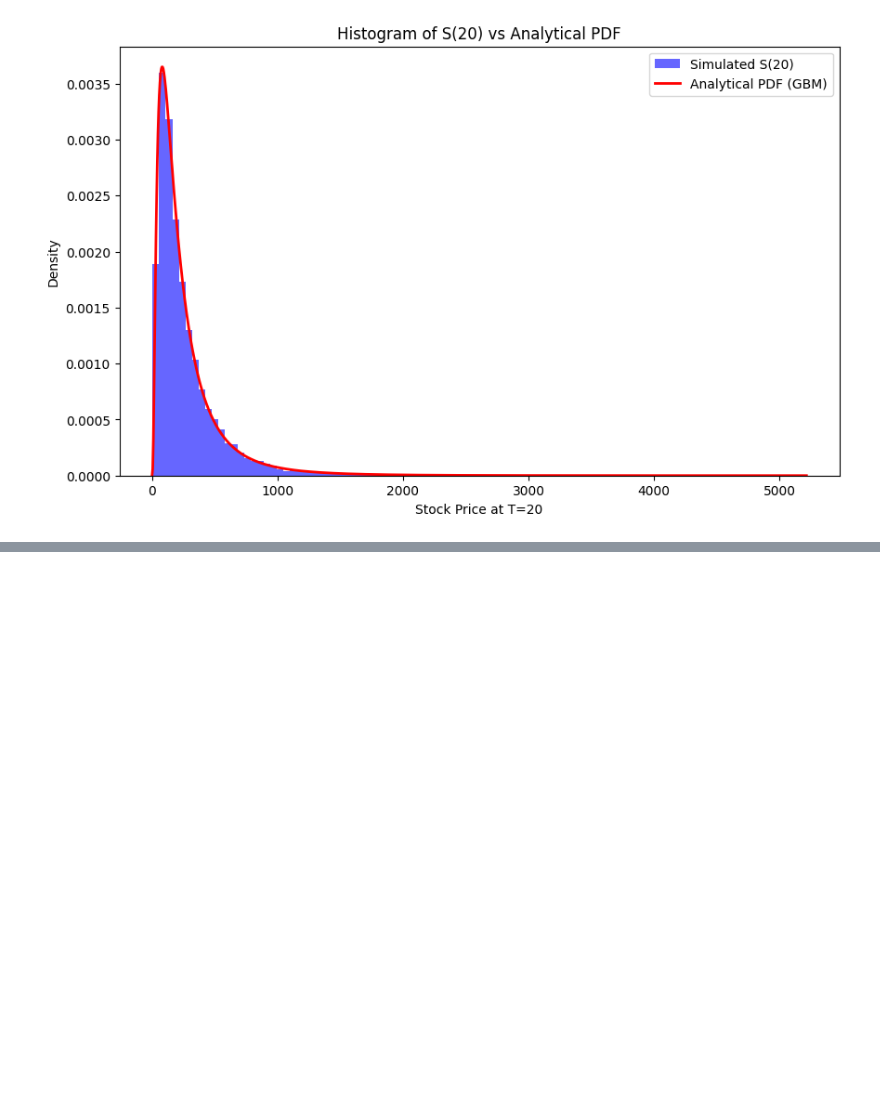
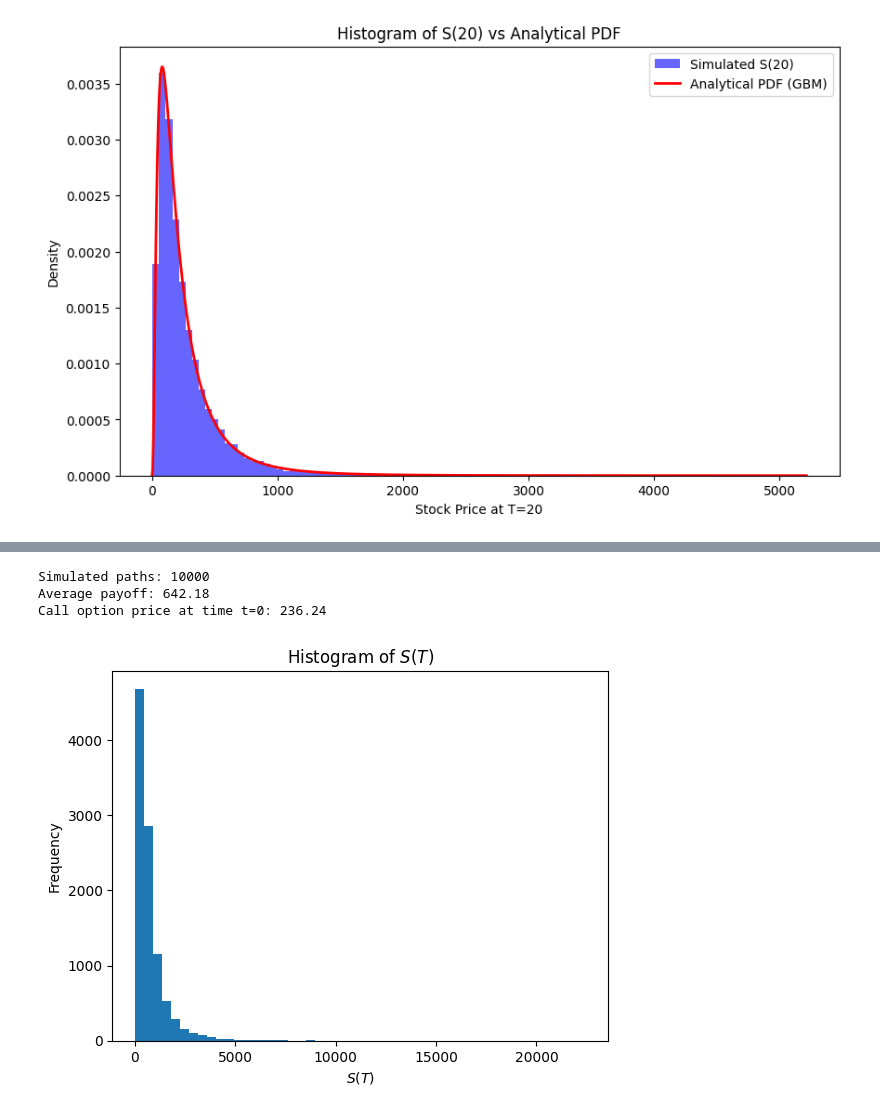
Before and after one commit to pkroy1991/Logic-lab-Praveen, a Jupyter notebook: Simulating-Stock-Prices.ipynb, the cells around one changed output, grey strips where cells are left out. Saved outputs shown, nothing was run; the diff lists cells and outputs as text; code cells hidden in the pictures; blank space fills up the shorter version.

```diff
--- a/Simulating-Stock-Prices.ipynb
+++ b/Simulating-Stock-Prices.ipynb
@@ -188,0 +153,41 @@ plt.show()
+# %%
+# Adjusted Parameters
+mu = 0.1          # Drift (10% annually)
+sigma = 0.2       # Volatility (20% annually)
+r = 0.05          # Interest rate (5% annually)
+S_0 = 100         # Initial stock price
+T = 20            # Time to maturity in years
+M = 10000         # Number of simulations
+
+# Simulate S(T)
+dt = 0.01
+N = int(T / dt)
+S = np.zeros((M, N + 1))
+S[:, 0] = S_0
+for t in range(1, N + 1):
+    dW = np.random.normal(0, np.sqrt(dt), size=M)
+    S[:, t] = S[:, t - 1] * np.exp((mu - 0.5 * sigma**2) * dt + sigma * dW)
+
+S_T = S[:, -1]
+
+# Call Option Pricing
+payoffs = np.maximum(S_T - strike_price, 0)
+average_payoff = np.mean(payoffs)
+call_price = np.exp(-r * T) * average_payoff
+
+# Outputs
+print(f"Simulated paths: {M}")
+print(f"Average payoff: {average_payoff:.2f}")
+print(f"Call option price at time t=0: {call_price:.2f}")
+
+# Check S(T) Distribution
+plt.hist(S_T, bins=50)
+plt.title("Histogram of $S(T)$")
+plt.xlabel("$S(T)$")
+plt.ylabel("Frequency")
+plt.show()
+# %% [output]
+Simulated paths: 10000
+Average payoff: 642.18
+Call option price at time t=0: 236.24
+[figure, added]
```
Also changed, not shown: parts of 5 cells of this notebook, 5 other files.
